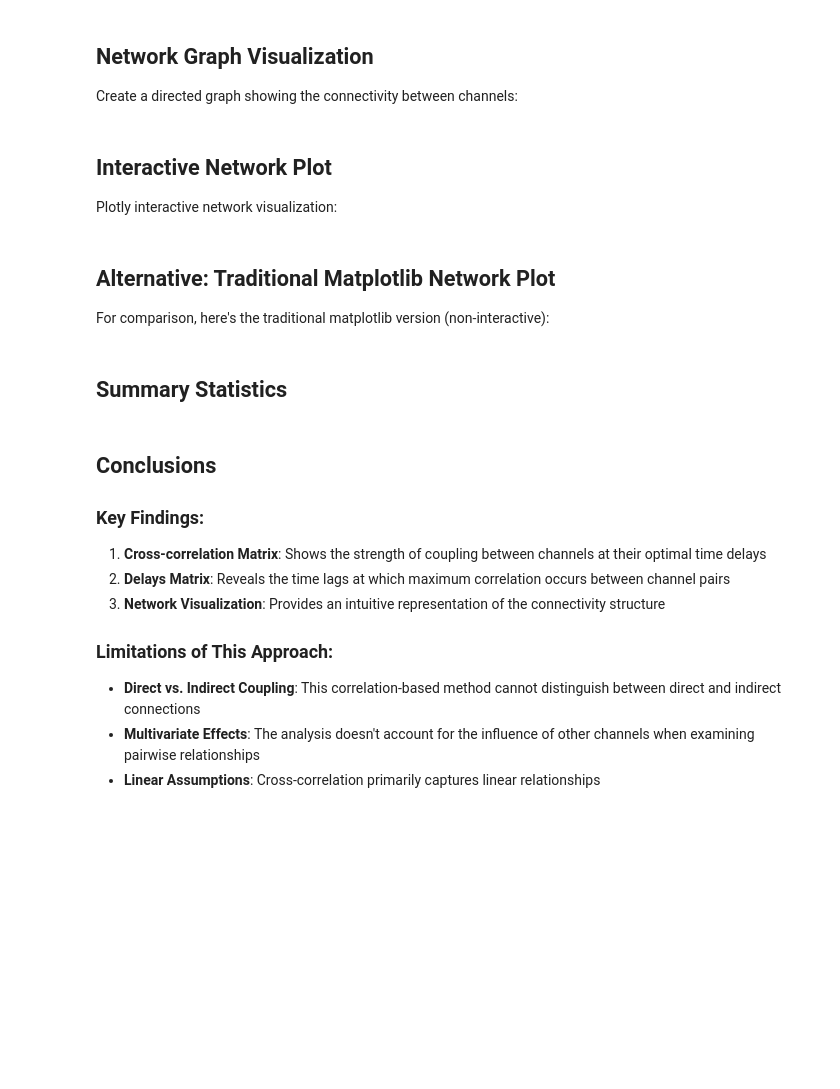
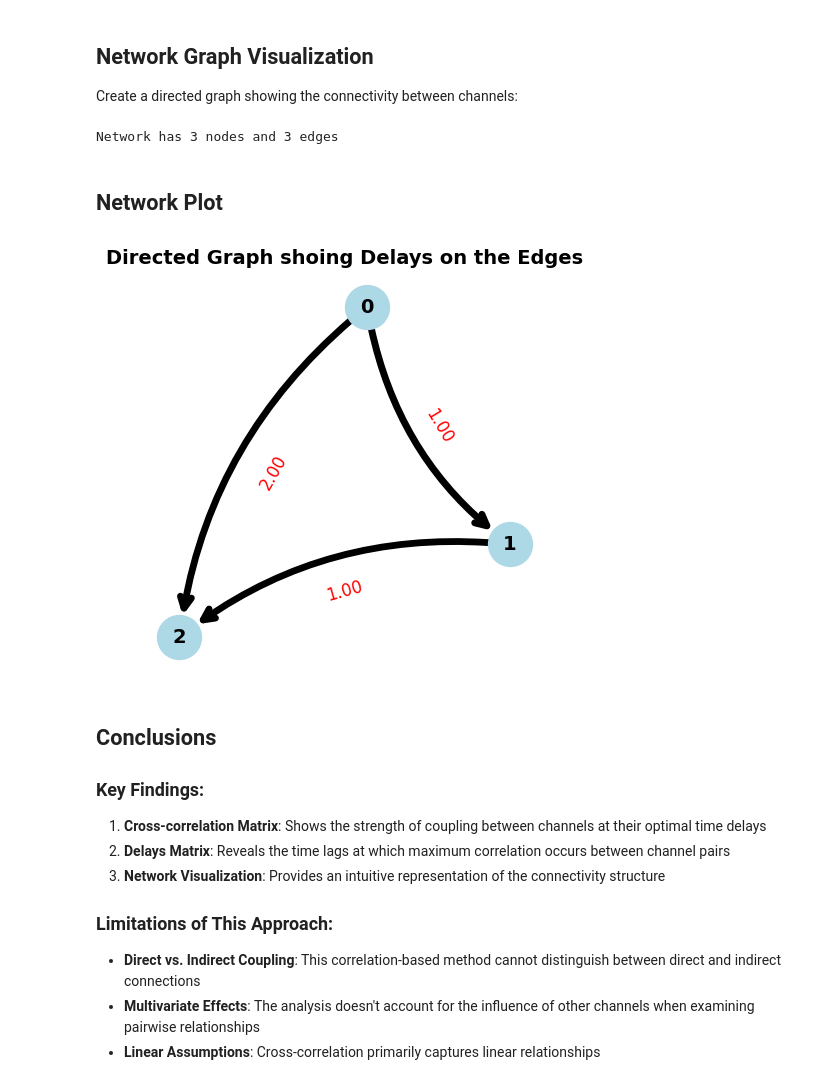
Before and after one commit to jzygierewicz/SYNCCIN_2025_summer_school, a Jupyter notebook: 3_channels_correlations.ipynb, the cells around one changed output. Cells and saved outputs as stored; diff of their text form; code cells hidden in the pictures; blank space fills up the shorter version.

```diff
--- a/3_channels_correlations.ipynb
+++ b/3_channels_correlations.ipynb
@@ -196,6 +209,6 @@ Let's plot the first 150 samples of each channel using interactive Plotly plots
 # %%
 # Plot the signals using Plotly for interactive zooming
-idx = np.arange(0, 150, 1)
+idx = np.arange(0, 50, 1)
 time_samples = idx
 
 fig = make_subplots(
@@ -336,7 +371,5 @@ for u, v, d in G.edges(data=True):
 pos = nx.spring_layout(G, seed=42)  # Fixed seed for reproducible layout
 
 print(f"Network has {G.number_of_nodes()} nodes and {G.number_of_edges()} edges")
+# %% [output]
+Network has 3 nodes and 3 edges
-# %% [markdown]
-## Interactive Network Plot
-
-Plotly interactive network visualization:
@@ -433,27 +376,24 @@ fig.show()
 # %% [markdown]
-## Alternative: Traditional Matplotlib Network Plot
-
-For comparison, here's the traditional matplotlib version (non-interactive):
+## Network Plot
 # %%
 # Traditional matplotlib network plot
-plt.figure(figsize=(10, 8))
+plt.figure(figsize=(4, 4))
 nx.draw(G, pos, with_labels=True, arrows=True,
         width=[d['weight'] * 5 for u, v, d in G.edges(data=True)],
         node_size=1000,
         edge_color='black',
         arrowstyle='->',
         arrowsize=20,
         connectionstyle='arc3,rad=0.2',
         node_color='lightblue',
         font_size=14,
         font_weight='bold')
 
 edge_labels = {(u, v): f"{d['delay']:.2f}" for u, v, d in G.edges(data=True)}
 nx.draw_networkx_edge_labels(G, pos, edge_labels=edge_labels, font_color='red', font_size=12)
 
-plt.title('Directed Graph of Delays with Edge Weights', fontsize=16, fontweight='bold')
+plt.title('Directed Graph shoing Delays on the Edges', fontsize=14, fontweight='bold')
 plt.axis('off')
-plt.tight_layout()
 plt.show()
+# %% [output]
+[figure, added]
-# %% [markdown]
-## Summary Statistics
```
Also changed, not shown: parts of 15 cells of this notebook.
